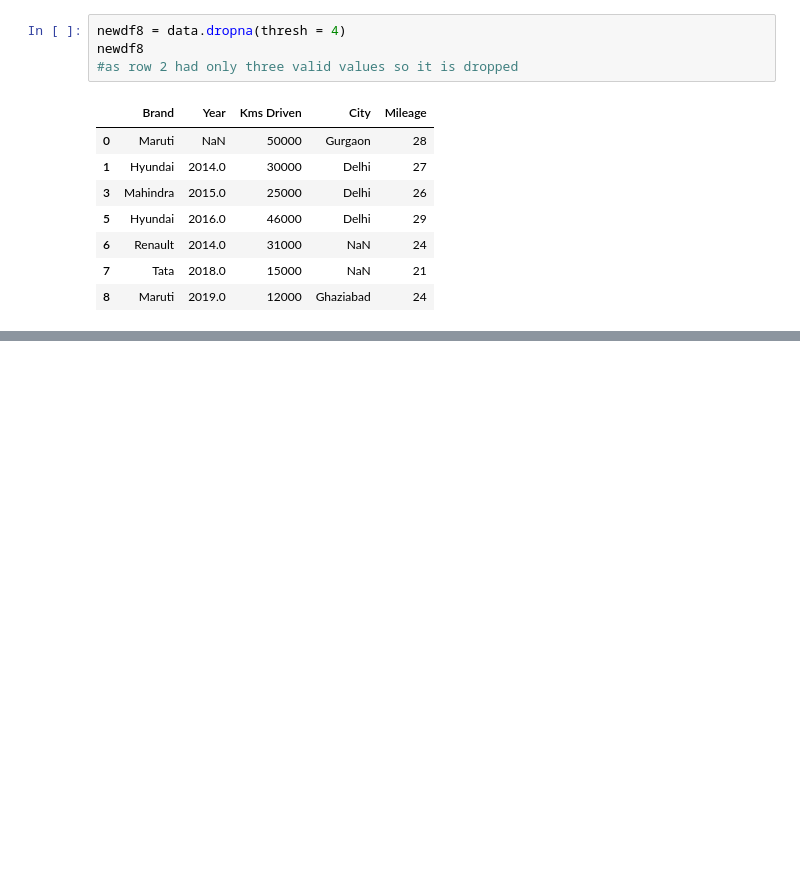
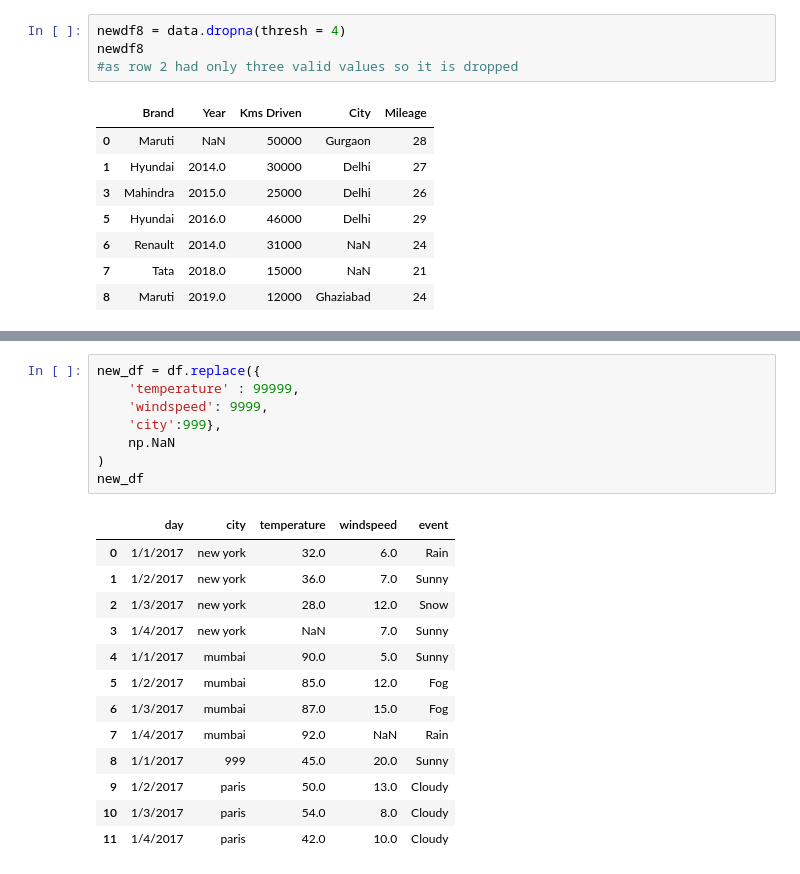
Before and after one commit to aps0611/Notes-Compiled, a Jupyter notebook: Pandas/Module 1/9. Handle the Missing Data.ipynb, the cells around one changed output, grey strips where cells are left out. Cells and saved outputs as stored; diff of their text form; blank space fills up the shorter version.

```diff
--- a/Pandas/Module 1/9. Handle the Missing Data.ipynb
+++ b/Pandas/Module 1/9. Handle the Missing Data.ipynb
@@ -242,0 +298,22 @@ newdf8
+# %%
+new_df = df.replace({
+    'temperature' : 99999,
+    'windspeed': 9999,
+    'city':999},
+    np.NaN
+)
+new_df
+# %% [output]
+|  | day | city | temperature | windspeed | event |
+| 0 | 1/1/2017 | new york | 32.0 | 6.0 | Rain |
+| 1 | 1/2/2017 | new york | 36.0 | 7.0 | Sunny |
+| 2 | 1/3/2017 | new york | 28.0 | 12.0 | Snow |
+| 3 | 1/4/2017 | new york | NaN | 7.0 | Sunny |
+| 4 | 1/1/2017 | mumbai | 90.0 | 5.0 | Sunny |
+| 5 | 1/2/2017 | mumbai | 85.0 | 12.0 | Fog |
+| 6 | 1/3/2017 | mumbai | 87.0 | 15.0 | Fog |
+| 7 | 1/4/2017 | mumbai | 92.0 | NaN | Rain |
+| 8 | 1/1/2017 | 999 | 45.0 | 20.0 | Sunny |
+| 9 | 1/2/2017 | paris | 50.0 | 13.0 | Cloudy |
+| 10 | 1/3/2017 | paris | 54.0 | 8.0 | Cloudy |
+| 11 | 1/4/2017 | paris | 42.0 | 10.0 | Cloudy |
```
Also changed, not shown: parts of 10 cells of this notebook, 1 other file.
